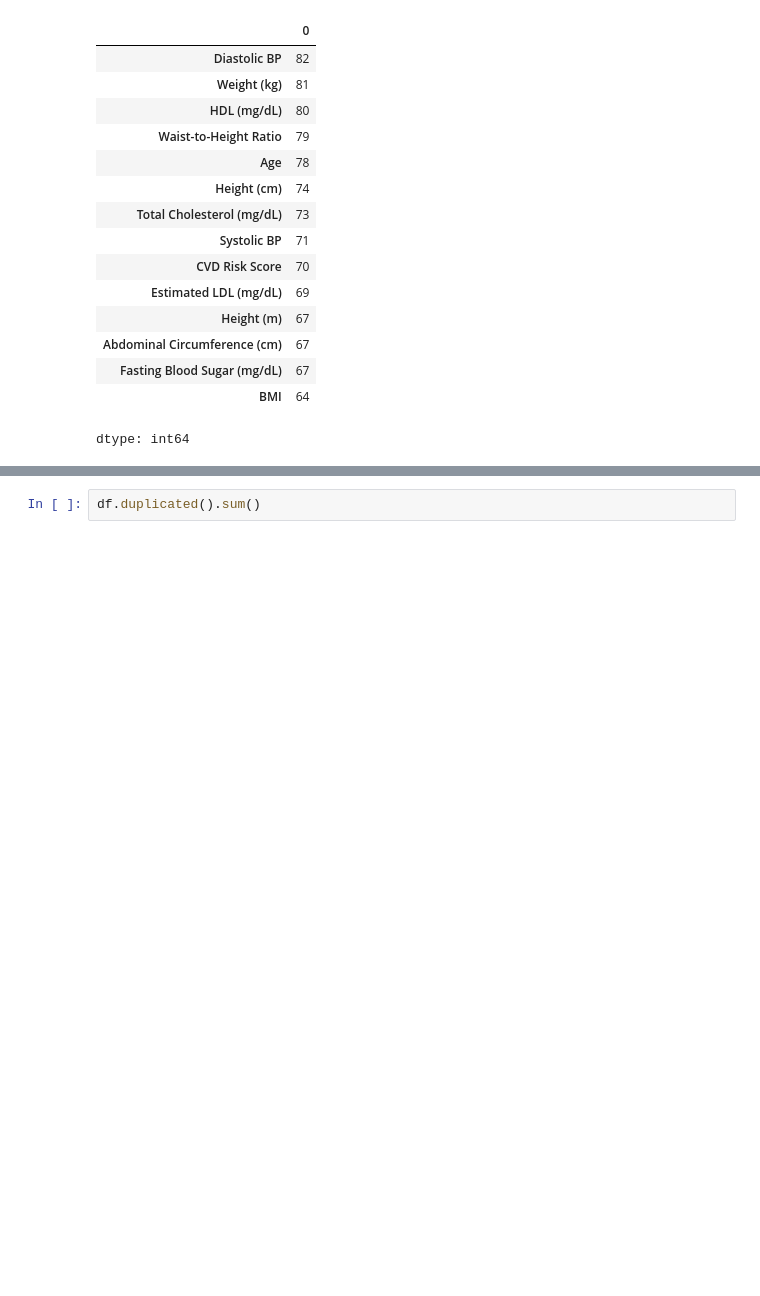
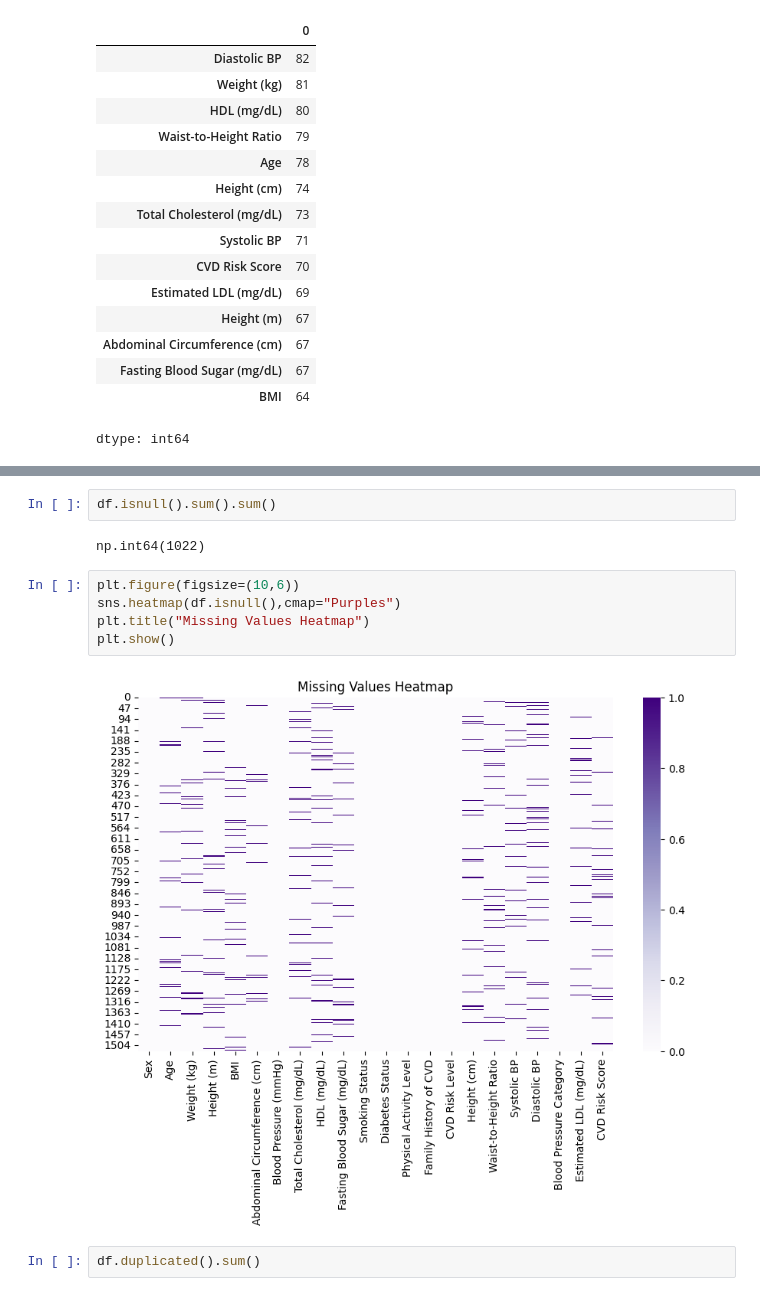
Before and after one commit to Tejeswar001/Heart-ML, a Jupyter notebook: Notebooks/study.ipynb, the cells around one changed output, grey strips where cells are left out. Drawn from its saved outputs; the diff is of its cells as text; blank space fills up the shorter version.

Commit message:
handling missing values

```diff
--- a/Notebooks/study.ipynb
+++ b/Notebooks/study.ipynb
@@ -203,3 +222,14 @@ dtype: int64
+# %%
+df.isnull().sum().sum()
+# %% [output]
+np.int64(1022)
+# %%
+plt.figure(figsize=(10,6))
+sns.heatmap(df.isnull(),cmap="Purples")
+plt.title("Missing Values Heatmap")
+plt.show()
+# %% [output]
+[figure, added]
 # %%
 df.duplicated().sum()
 # %% [output]
```
Also changed, not shown: parts of 1 cell of this notebook.
